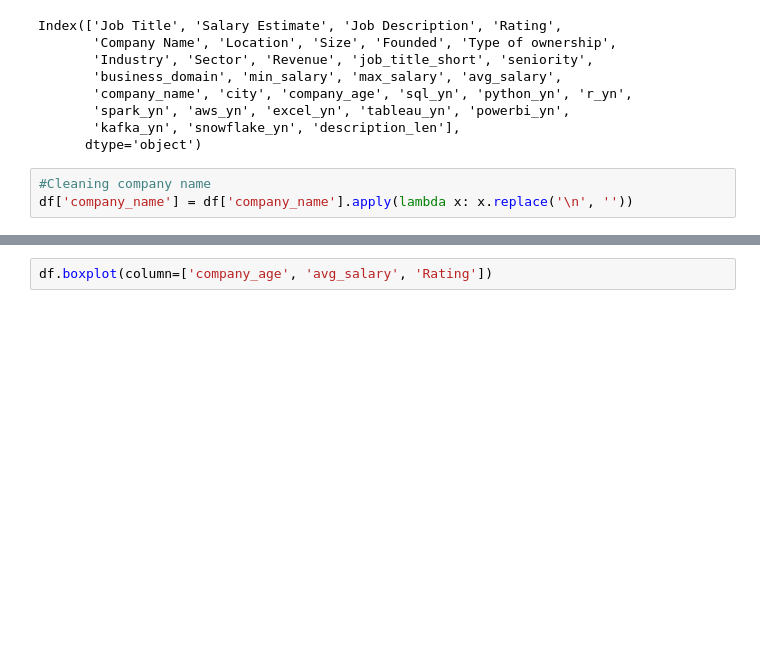
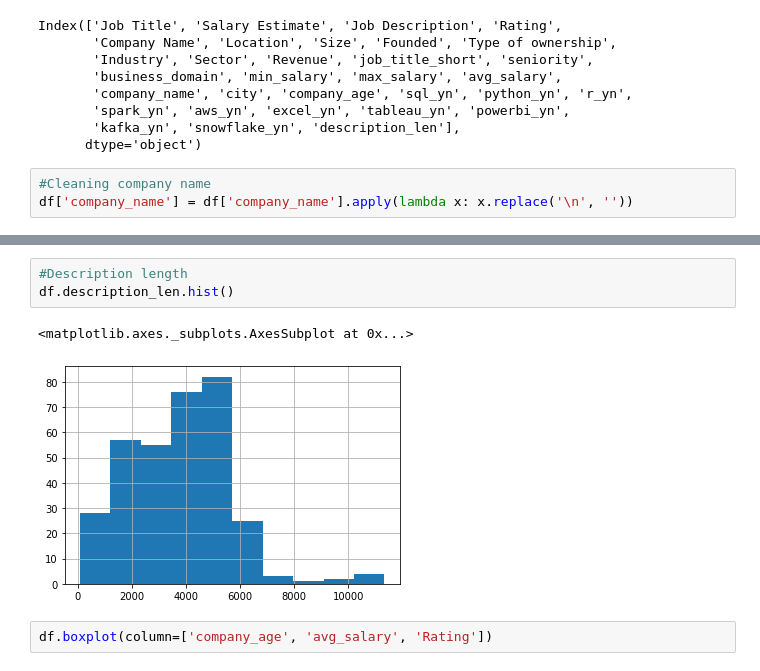
Before and after one commit to AndriiAdamchuk/ds_job_search_project, a Jupyter notebook: exploration_data_analysis.ipynb, the cells around one changed output, grey strips where cells are left out. Cells and saved outputs as stored; diff of their text form; blank space fills up the shorter version.

```diff
--- a/exploration_data_analysis.ipynb
+++ b/exploration_data_analysis.ipynb
@@ -125,3 +94,9 @@ sns.pairplot(df)
+# %%
+#Description length
+df.description_len.hist()
+# %% [output]
+<matplotlib.axes._subplots.AxesSubplot at 0x...>
+[figure, added]
 # %%
 df.boxplot(column=['company_age', 'avg_salary', 'Rating'])
 # %% [output]
```
Also changed, not shown: parts of 16 cells of this notebook.
